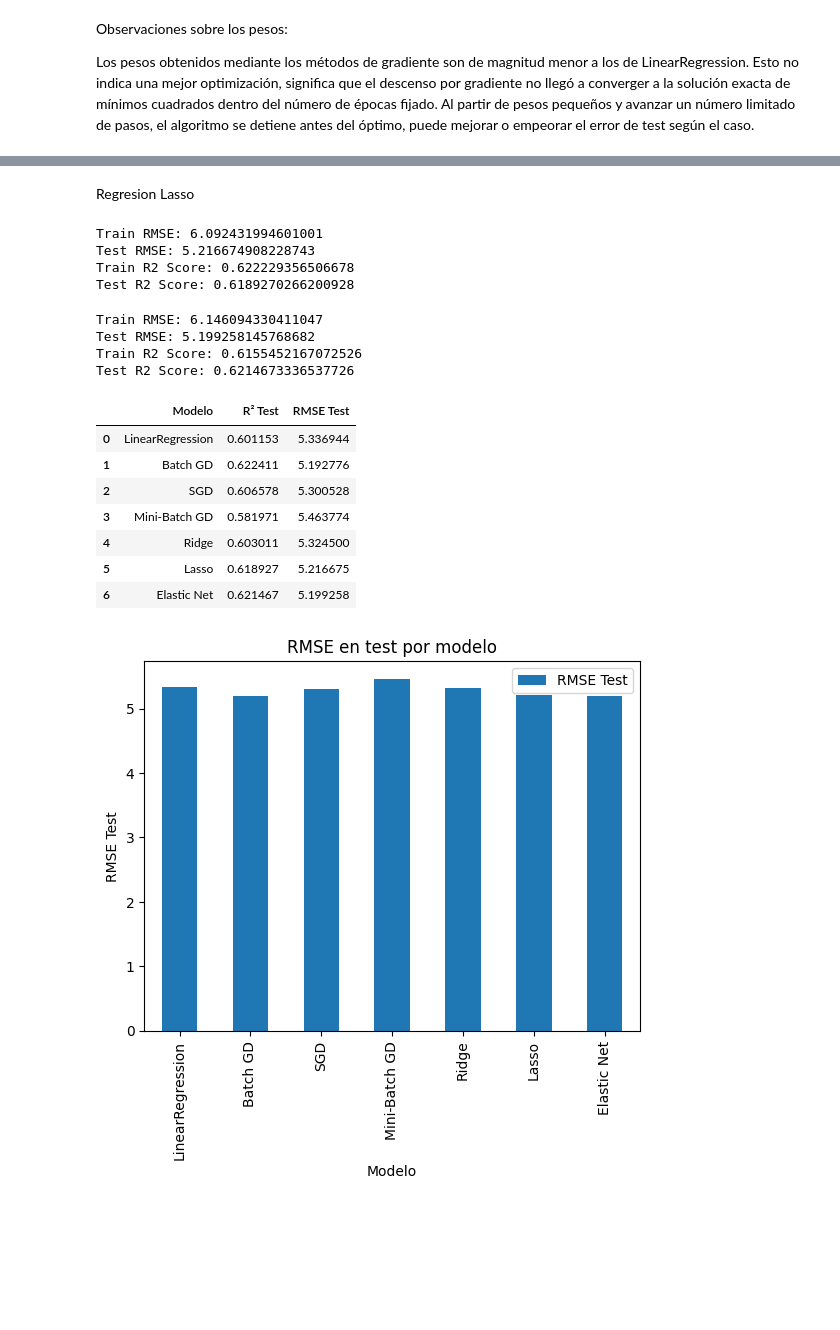
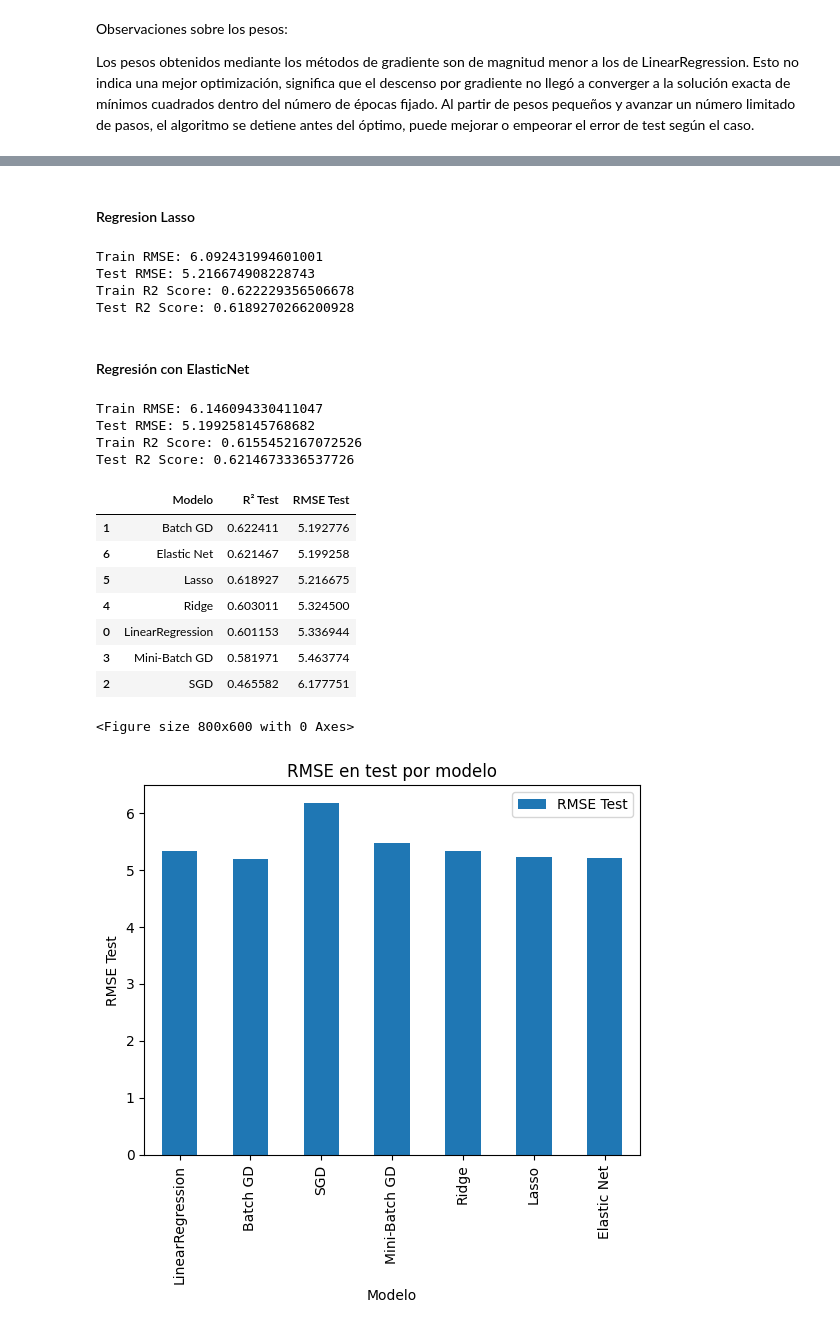
Before and after one commit to AlvaTF/TP-AA1-Ruiz-Toledo-Mendoza, a Jupyter notebook: TP_1/TP_regresion_AA1.ipynb, the cells around one changed output, grey strips where cells are left out. Saved outputs shown, nothing was run; the diff lists cells and outputs as text; code cells hidden in the pictures; blank space fills up the shorter version.

```diff
--- a/TP_1/TP_regresion_AA1.ipynb
+++ b/TP_1/TP_regresion_AA1.ipynb
@@ -507,7 +506,7 @@ W_gd   = gradient_descent(X_tr_esc, y_tr_gd, X_val_esc, y_val_gd, lr=0.01, epoch
 
 # 2. Stochastic Gradient Descent (SGD)
 print("Entrenamiento con SGD")
-W_sgd  = stochastic_gradient_descent(X_tr_esc, y_tr_gd, X_val_esc, y_val_gd, lr=0.001, epochs=50)
+W_sgd  = stochastic_gradient_descent(X_tr_esc, y_tr_gd, X_val_esc, y_val_gd, lr=0.01, epochs=50)
 
 # 3. Mini-Batch Gradient Descent
 print("Entrenamiento con Mini-Batch GD")
@@ -599,5 +598,5 @@ Test R2 Score: 0.6030112250245236
-# %% [markdown]
-Regresion Lasso
+# %% [markdown]
+#### Regresion Lasso
 # %%
 lasso = Lasso(alpha=0.1)
 lasso.fit(X_tr_esc, y_tr)
@@ -614,6 +613,8 @@ Train RMSE: 6.092431994601001
 Test RMSE: 5.216674908228743
 Train R2 Score: 0.622229356506678
 Test R2 Score: 0.6189270266200928
+# %% [markdown]
+#### Regresión con ElasticNet
 # %%
 elastic = ElasticNet(alpha=0.1, l1_ratio=0.5)
 elastic.fit(X_tr_esc, y_tr)
@@ -657,24 +658,26 @@ comparacion = pd.DataFrame({
     ]
 })
 
-comparacion
+comparacion.sort_values("R² Test", ascending=False)
 # %% [output]
 |  | Modelo | R² Test | RMSE Test |
+| 1 | Batch GD | 0.622411 | 5.192776 |
+| 6 | Elastic Net | 0.621467 | 5.199258 |
+| 5 | Lasso | 0.618927 | 5.216675 |
+| 4 | Ridge | 0.603011 | 5.324500 |
 | 0 | LinearRegression | 0.601153 | 5.336944 |
-| 1 | Batch GD | 0.622411 | 5.192776 |
-| 2 | SGD | 0.606578 | 5.300528 |
 | 3 | Mini-Batch GD | 0.581971 | 5.463774 |
-| 4 | Ridge | 0.603011 | 5.324500 |
-| 5 | Lasso | 0.618927 | 5.216675 |
-| 6 | Elastic Net | 0.621467 | 5.199258 |
+| 2 | SGD | 0.465582 | 6.177751 |
 # %%
+plt.figure(figsize=(8, 6))
 comparacion.plot(
     x="Modelo",
     y="RMSE Test",
     kind="bar"
 )
 plt.ylabel("RMSE Test")
 plt.title("RMSE en test por modelo")
 plt.show()
 # %% [output]
+<Figure size 800x600 with 0 Axes>
-[figure, old version]
+[figure, new version]
```
Also changed, not shown: parts of 13 cells of this notebook.
